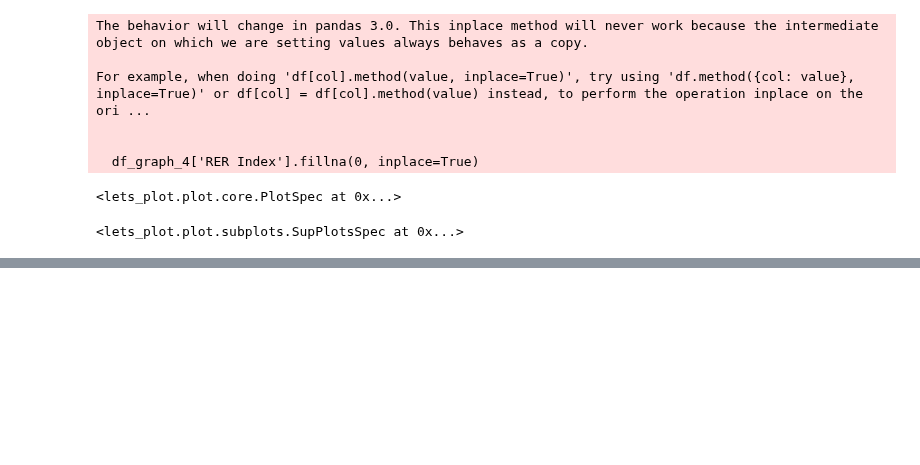
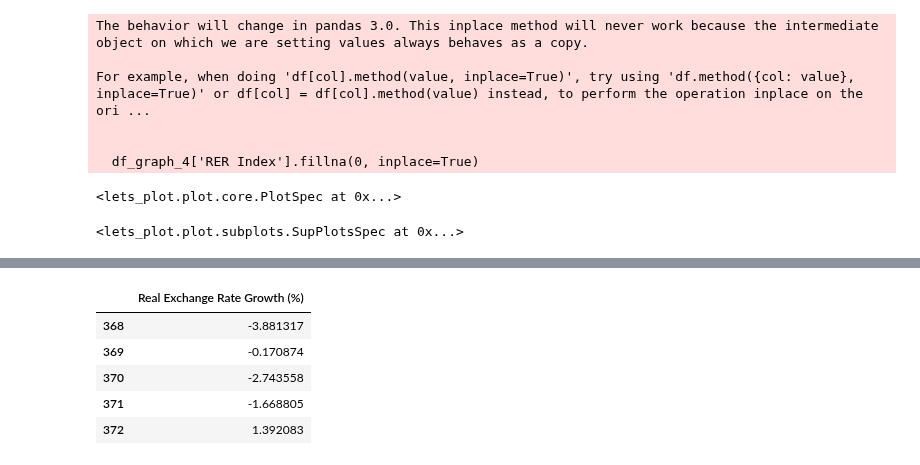
Before and after one commit to SparklyPlant/The-Grave-of-Ming, a Jupyter notebook: Code/NB1.ipynb, the cells around one changed output, grey strips where cells are left out. Drawn from its saved outputs; the diff is of its cells as text; code cells hidden in the pictures; blank space fills up the shorter version.

```diff
--- a/Code/NB1.ipynb
+++ b/Code/NB1.ipynb
@@ -708,0 +736,18 @@ gggrid([a, b, c, d], ncol=2) + ggsize(900, 600)
+# %%
+df_graph_1_2 = df_graph_1.drop(['Month'], errors='ignore')
+df_graph_2_2 = df_graph_2.drop(['Date'], axis=1)
+df_graph_3_2 = df_graph_3.drop(['Month'], errors='ignore')
+df_graph_3_3 = df_graph_3_2.drop(['Date'], axis=1)
+df_graph_4_2 = df_graph_4.drop(['Date'], axis=1)
+
+# Ensure Date columns are in datetime format
+df_graph_1_2['Date'] = pd.to_datetime(df_graph_1['Date'])
+
+display(df_graph_3_3.tail())
+# %% [output]
+|  | Real Exchange Rate Growth (%) |
+| 368 | -3.881317 |
+| 369 | -0.170874 |
+| 370 | -2.743558 |
+| 371 | -1.668805 |
+| 372 | 1.392083 |
```
Also changed, not shown: parts of 6 cells of this notebook.
